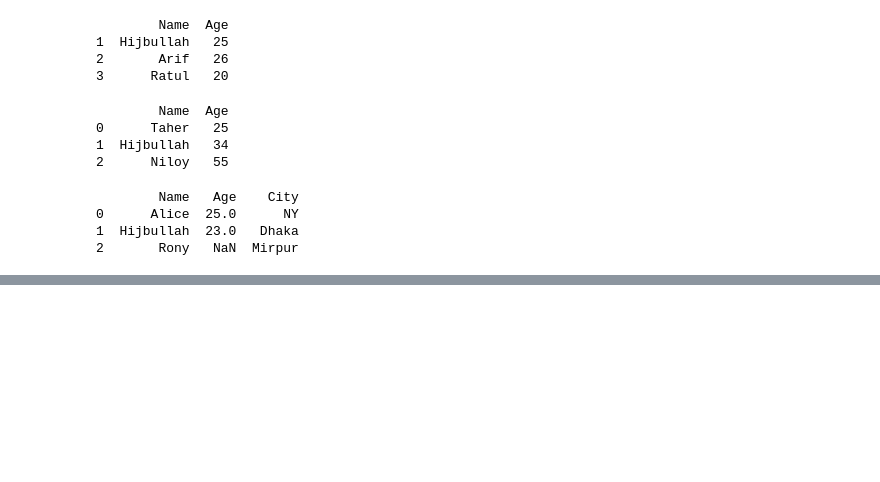
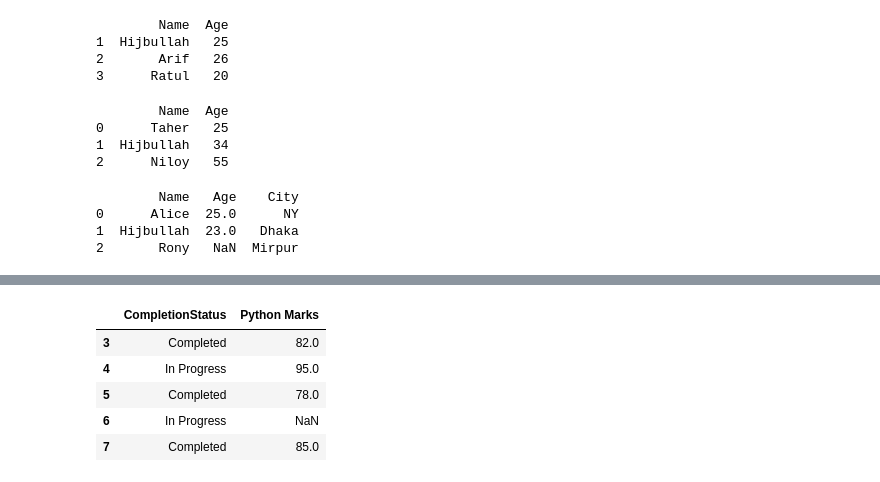
Before and after one commit to hijbullahx/AI-ML-with-phitron, a Jupyter notebook: 12/Pandas.ipynb, the cells around one changed output, grey strips where cells are left out. Cells and saved outputs as stored; diff of their text form; code cells hidden in the pictures; blank space fills up the shorter version.

```diff
--- a/12/Pandas.ipynb
+++ b/12/Pandas.ipynb
@@ -325,0 +444,10 @@ print(data_df)
+# %%
+#Row with columns
+df.loc[3:7,['CompletionStatus', 'Python Marks']]
+# %% [output]
+|  | CompletionStatus | Python Marks |
+| 3 | Completed | 82.0 |
+| 4 | In Progress | 95.0 |
+| 5 | Completed | 78.0 |
+| 6 | In Progress | NaN |
+| 7 | Completed | 85.0 |
```
Also changed, not shown: parts of 11 cells of this notebook.
